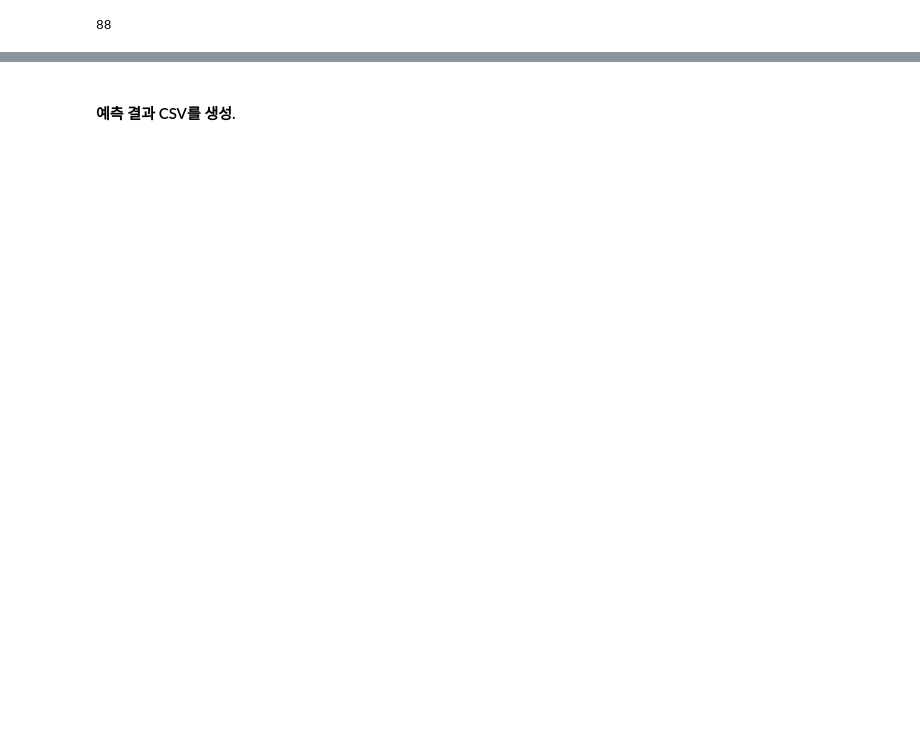
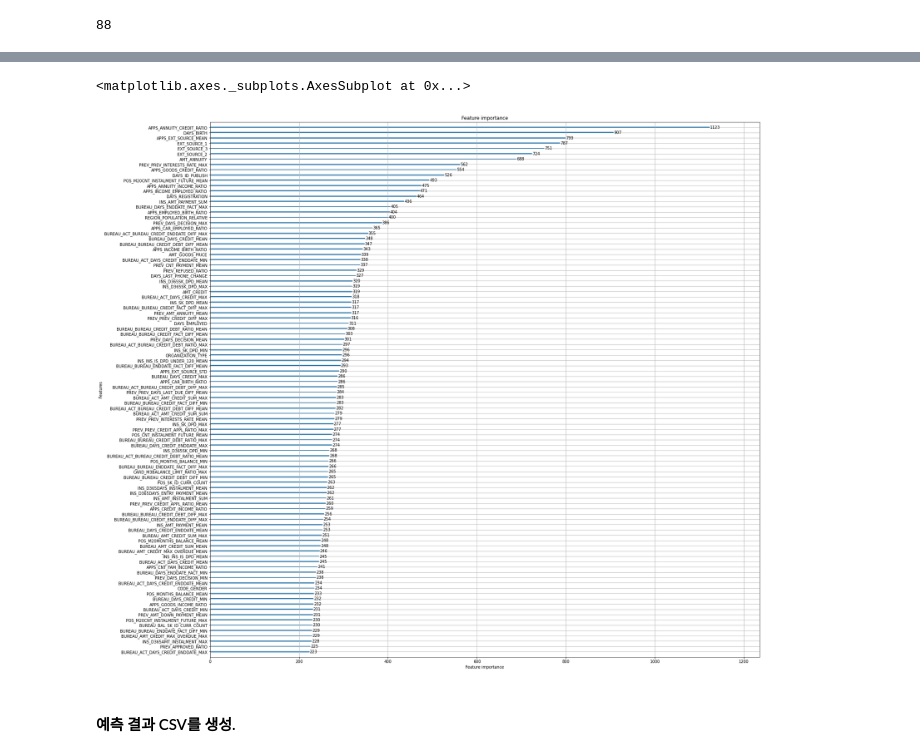
Before and after one commit to JIWON0520/TIL, a Jupyter notebook: 머신러닝/kaggle/home_credit_default_risk/pos_installment_creditcard_FeatureEngineering.ipynb, the cells around one changed output, grey strips where cells are left out. Saved outputs shown, nothing was run; the diff lists cells and outputs as text; code cells hidden in the pictures; blank space fills up the shorter version.

```diff
--- a/머신러닝/kaggle/home_credit_default_risk/pos_installment_creditcard_FeatureEngineering.ipynb
+++ b/머신러닝/kaggle/home_credit_default_risk/pos_installment_creditcard_FeatureEngineering.ipynb
@@ -1476,7 +1474,10 @@ Did not meet early stopping. Best iteration is:
 # %%
 from lightgbm import plot_importance
 
-plot_importance(clf, figsize=(16, 32), max_num_features=100)
+plot_importance(clf, figsize=(25,25), max_num_features=100)
+# %% [output]
+<matplotlib.axes._subplots.AxesSubplot at 0x...>
+[figure, added]
 # %% [markdown]
 #### 예측 결과 CSV를 생성.
 # %%
```
Also changed, not shown: parts of 11 cells of this notebook.
